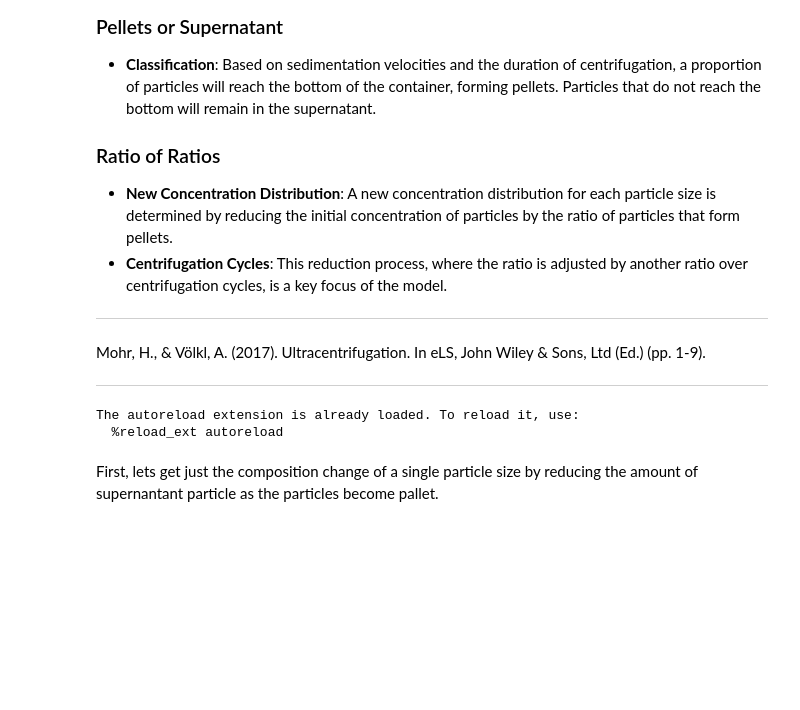
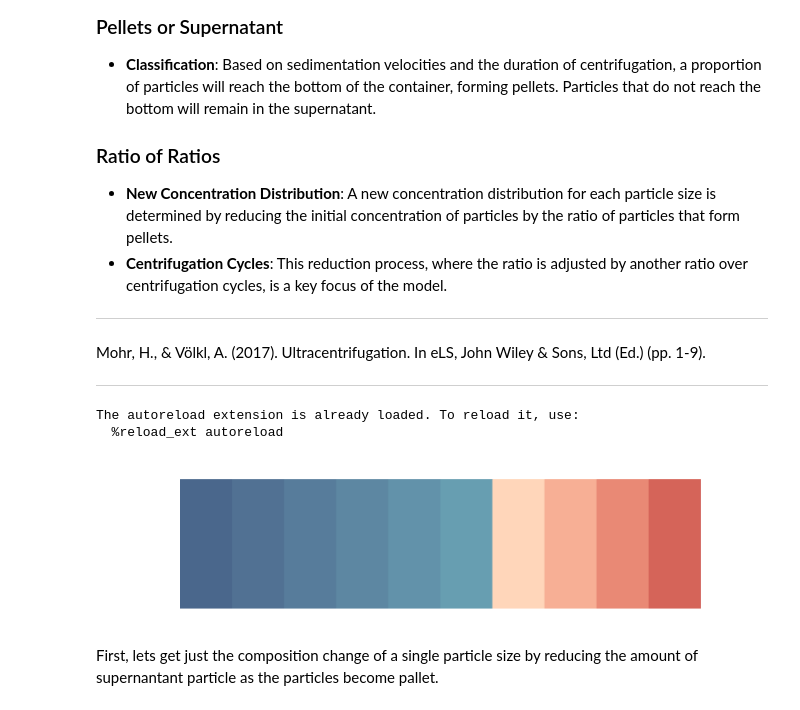
Before and after one commit to williammcmp/Nano-Particle-Playground, a Jupyter notebook: Centrifugation Model.ipynb, the cells around one changed output. Drawn from its saved outputs; the diff is of its cells as text; code cells hidden in the pictures; blank space fills up the shorter version.

```diff
--- a/Centrifugation Model.ipynb
+++ b/Centrifugation Model.ipynb
@@ -66,6 +66,23 @@ from src.DataLoader import *
 # %% [output]
 The autoreload extension is already loaded. To reload it, use:
   %reload_ext autoreload
+# %%
+plot_color_list = ['lightseagreen', 'slategrey', '#577399', '#9d0a5b', '#F26430', '#BCE784', '#44633F', "#EA9AB2", "#DAD2D8", "#A8201A"]
+color_list = ['#4a678c', '#517193', '#577c9b', '#5d87a2', '#6292aa', '#679eb1', '#ffd6ba', '#f7af95', '#e98975', '#d56459', '#bc3e47', '#9d0a5b']
+
+# Create a figure and axis
+fig, ax = plt.subplots(figsize=(8, 2))
+for i, color in enumerate(color_list):
+    ax.add_patch(plt.Rectangle((i, 0), 1, 1, color=color))
+
+# Set axis limits and remove ticks
+ax.set_xlim(0, len(plot_color_list))
+ax.set_ylim(0, 1)
+ax.axis('off')
+
+plt.show()
+# %% [output]
+[figure, added]
 # %%
 # Standard Centrifugation parms
 time = 10 # (min)
```
Also changed, not shown: parts of 10 cells of this notebook, 2 other files.
